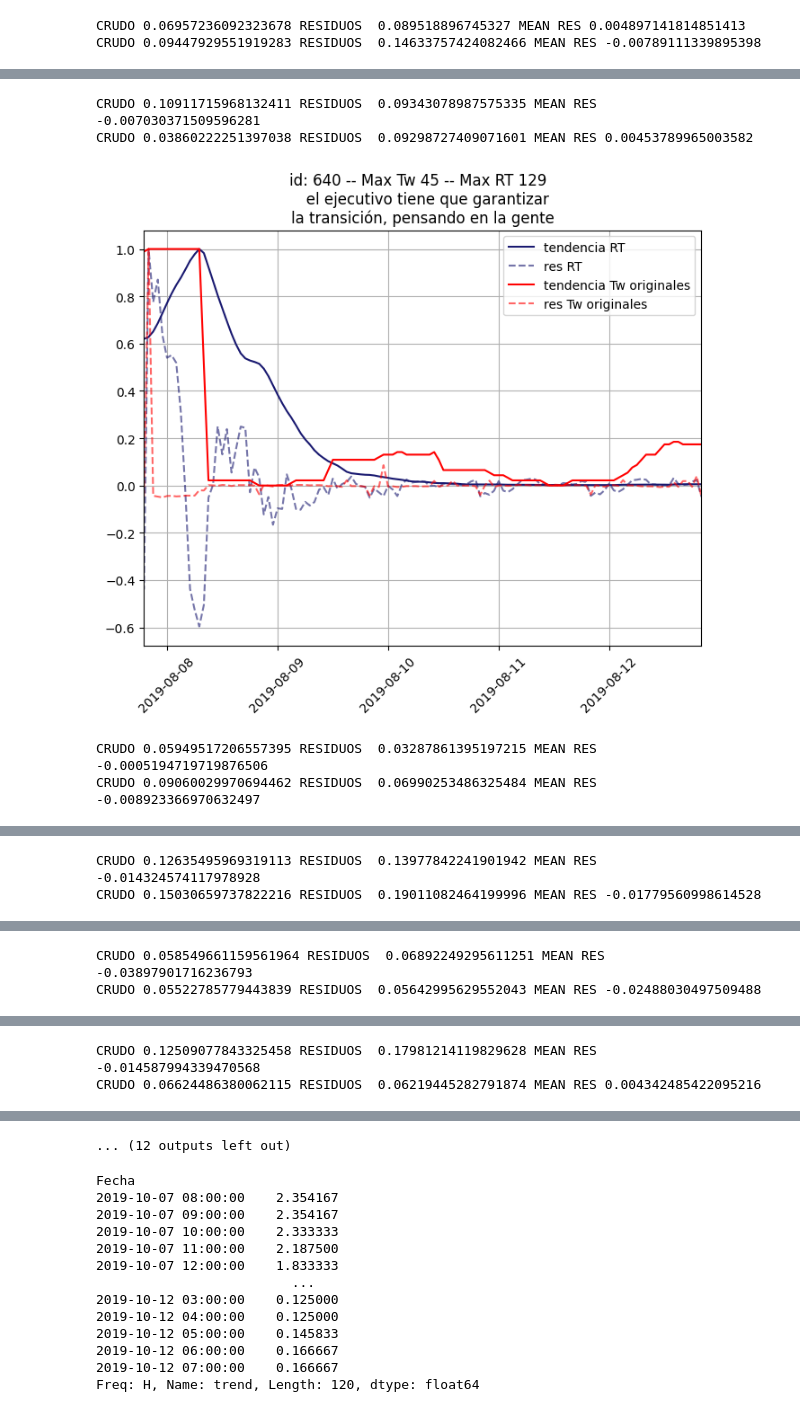
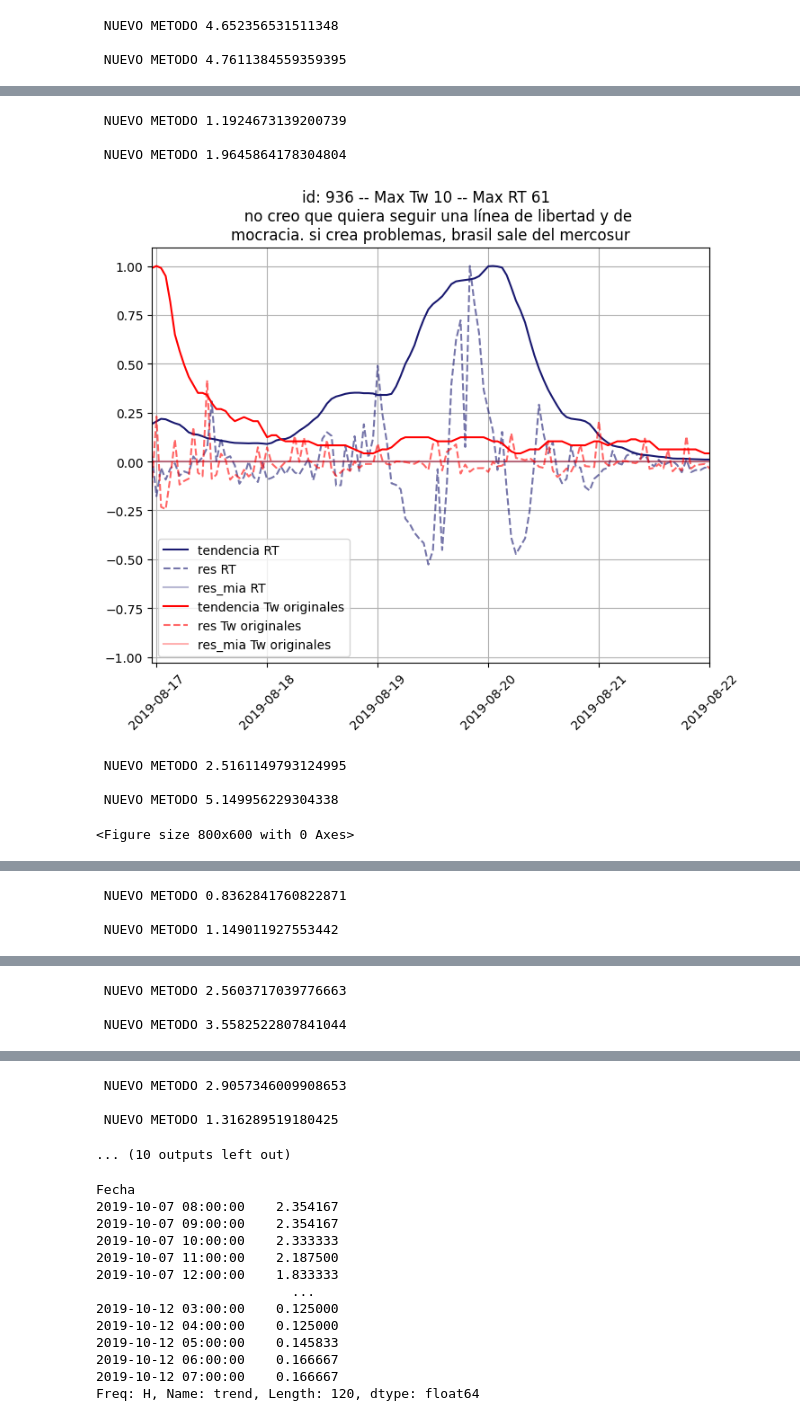
Before and after one commit to Ale-Mildiner/Tesis, a Jupyter notebook: Faiss_vect/Searching_selection_parameter.ipynb, the cells around one changed output, grey strips where cells are left out. Drawn from its saved outputs; the diff is of its cells as text; code cells hidden in the pictures.

```diff
--- a/Faiss_vect/Searching_selection_parameter.ipynb
+++ b/Faiss_vect/Searching_selection_parameter.ipynb
@@ -31,11 +31,14 @@ def graficar_y_guardar(list_df, citas, index, df_clus_completo):
         trend = result.trend.fillna(0)
         res = result.resid.fillna(0)
         seasonal = result.seasonal.fillna(0)
+        res_mia = df_count_hora['id']-trend-res-seasonal
 
         maximos.append(max(df_count_hora['Tweets']))
         #plt.plot(df_count_hora.index, df_count_hora['Tweets']/max(df_count_hora['Tweets']), label = 'crudo '+str(labels[i]), marker = '.', color = colors1[i]) #Test comparation
         plt.plot(trend/max(trend), label = 'tendencia ' + labels[i], color = colors2[i])
         plt.plot(res/max(res), label = 'res ' + labels[i], color = colors2[i], alpha = 0.6, linestyle = 'dashed')
+
+        plt.plot(res_mia/max(res_mia), label = 'res_mia ' + labels[i], color = colors2[i], alpha = 0.3, linestyle = 'solid')
 
         #df_suavizado = df_count_hora.rolling('1D', center = True).mean()
         #df_suavizado.index = pd.to_datetime(df_suavizado.index) - pd.Timedelta(hours=8)
@@ -54,7 +57,10 @@ def graficar_y_guardar(list_df, citas, index, df_clus_completo):
         max_res  = max(res)
         res = res[res.index>fecha_inicio]
         res = res[res.index<fecha_fin]
-        print('CRUDO', np.std(df_count_hora['Tweets']/max(df_count_hora['Tweets'])), 'RESIDUOS ', np.std(res/max_res), 'MEAN RES', np.mean(res/max_res))#, 'RESTA   ', np.std(df_count_hora['Tweets']/max(df_count_hora['Tweets']))-np.std(trend/max(trend)))
+        tre = trend[trend.index>fecha_inicio]
+        tre = tre[tre.index<fecha_fin]
+        #print('CRUDO', np.std(df_count_hora['Tweets']/max(df_count_hora['Tweets'])), 'RESIDUOS ', np.std(res/max_res), 'MEAN RES', np.mean(res/max_res))#, 'RESTA   ', np.std(df_count_hora['Tweets']/max(df_count_hora['Tweets']))-np.std(trend/max(trend)))
+        print('\n', 'NUEVO METODO', np.mean(np.std(res))/np.mean(tre))
 
         #print(np.std(trednd_max/max(trednd_max)), '\n')
     ag_str = "2019-08-01 00:00:00"
@@ -77,13 +83,13 @@ def graficar_y_guardar(list_df, citas, index, df_clus_completo):
     #plt.savefig(path+f'imagenes_october/serie_{index}.png')
     plt.show() #borrar
     #plt.close()
-    return trend
+    return trend, res_mia
 # %%
 mes = 'August'
 path =  'd:/Git_Proyects/Tesis/Faiss_vect/'
 citas = pk.load(open(path+f'cita_media_cluster_{mes}.pk', 'rb'))
 archivos = os.listdir(path+f'Tw_mas_RT_{mes}')
-#archivos = os.listdir(path+f'Tw_mas_RT_all')
+archivos = os.listdir(path+f'Tw_mas_RT_all')
 
 
 for archivo in archivos[-20:-8]:
@@ -92,8 +98,8 @@ for archivo in archivos[-20:-8]:
         coincidencia = patron.search(archivo)
         index = coincidencia.group(1)
 
-        df_clus_completo = pd.read_csv(path+f'Tw_mas_RT_{mes}/'+archivo)
-    #    df_clus_completo = pd.read_csv(path+f'Tw_mas_RT_all/'+archivo)
+    #    df_clus_completo = pd.read_csv(path+f'Tw_mas_RT_{mes}/'+archivo)
+        df_clus_completo = pd.read_csv(path+f'Tw_mas_RT_all/'+archivo)
         df_clus_completo['Fecha'] = pd.to_datetime(df_clus_completo['Fecha'], format='%a %b %d %H:%M:%S +0000 %Y')
         df_clus_completo['HorasDesdeInicio'] = (df_clus_completo['Fecha'] - df_clus_completo['Fecha'].min()).dt.total_seconds() / 3600
 
@@ -104,9 +110,10 @@ for archivo in archivos[-20:-8]:
 
         df_categoria = [df_categoria_true, df_categoria_false]
         labels = ['RT', 'Tw originales']
-        t = graficar_y_guardar(df_categoria, citas, int(index), df_clus_completo)
+        t,ch = graficar_y_guardar(df_categoria, citas, int(index), df_clus_completo)
     except:
         pass
 # %% [output]
-CRUDO 0.06957236092323678 RESIDUOS  0.089518896745327 MEAN RES 0.004897141814851413
-CRUDO 0.09447929551919283 RESIDUOS  0.14633757424082466 MEAN RES -0.00789111339895398
+ NUEVO METODO 4.652356531511348
+
+ NUEVO METODO 4.7611384559359395
@@ -114,5 +121,8 @@ CRUDO 0.09447929551919283 RESIDUOS  0.14633757424082466 MEAN RES -0.007891113398
-CRUDO 0.10911715968132411 RESIDUOS  0.09343078987575335 MEAN RES -0.007030371509596281
-CRUDO 0.03860222251397038 RESIDUOS  0.09298727409071601 MEAN RES 0.00453789965003582
+ NUEVO METODO 1.1924673139200739
+
+ NUEVO METODO 1.9645864178304804
-[figure, old version]
+[figure, new version]
-CRUDO 0.05949517206557395 RESIDUOS  0.03287861395197215 MEAN RES -0.0005194719719876506
-CRUDO 0.09060029970694462 RESIDUOS  0.06990253486325484 MEAN RES -0.008923366970632497
+ NUEVO METODO 2.5161149793124995
+
+ NUEVO METODO 5.149956229304338
+<Figure size 800x600 with 0 Axes>
@@ -120,2 +130,3 @@ CRUDO 0.09060029970694462 RESIDUOS  0.06990253486325484 MEAN RES -0.008923366970
-CRUDO 0.12635495969319113 RESIDUOS  0.13977842241901942 MEAN RES -0.014324574117978928
-CRUDO 0.15030659737822216 RESIDUOS  0.19011082464199996 MEAN RES -0.01779560998614528
+ NUEVO METODO 0.8362841760822871
+
+ NUEVO METODO 1.149011927553442
@@ -123,2 +134,3 @@ CRUDO 0.15030659737822216 RESIDUOS  0.19011082464199996 MEAN RES -0.017795609986
-CRUDO 0.058549661159561964 RESIDUOS  0.06892249295611251 MEAN RES -0.03897901716236793
-CRUDO 0.05522785779443839 RESIDUOS  0.05642995629552043 MEAN RES -0.02488030497509488
+ NUEVO METODO 2.5603717039776663
+
+ NUEVO METODO 3.5582522807841044
@@ -126,2 +137,0 @@ CRUDO 0.05522785779443839 RESIDUOS  0.05642995629552043 MEAN RES -0.024880304975
-CRUDO 0.12509077843325458 RESIDUOS  0.17981214119829628 MEAN RES -0.014587994339470568
-CRUDO 0.06624486380062115 RESIDUOS  0.06219445282791874 MEAN RES 0.004342485422095216
@@ -129,4 +138,7 @@ CRUDO 0.06624486380062115 RESIDUOS  0.06219445282791874 MEAN RES 0.0043424854220
-... (12 outputs left out)
+ NUEVO METODO 2.9057346009908653
+
+ NUEVO METODO 1.316289519180425
+... (10 outputs left out)
 # %%
 t
 x = np.arange(0, len(t.values), 1)
```
Also changed, not shown: parts of 1 cell of this notebook, 9 other files.
